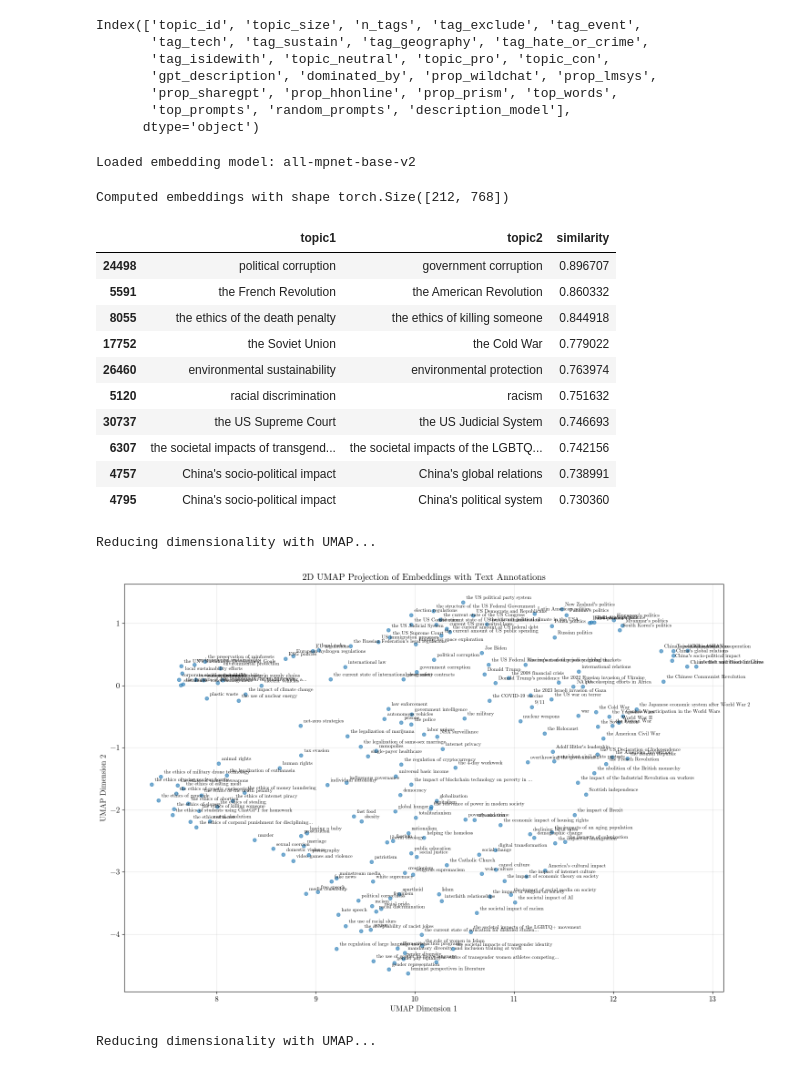
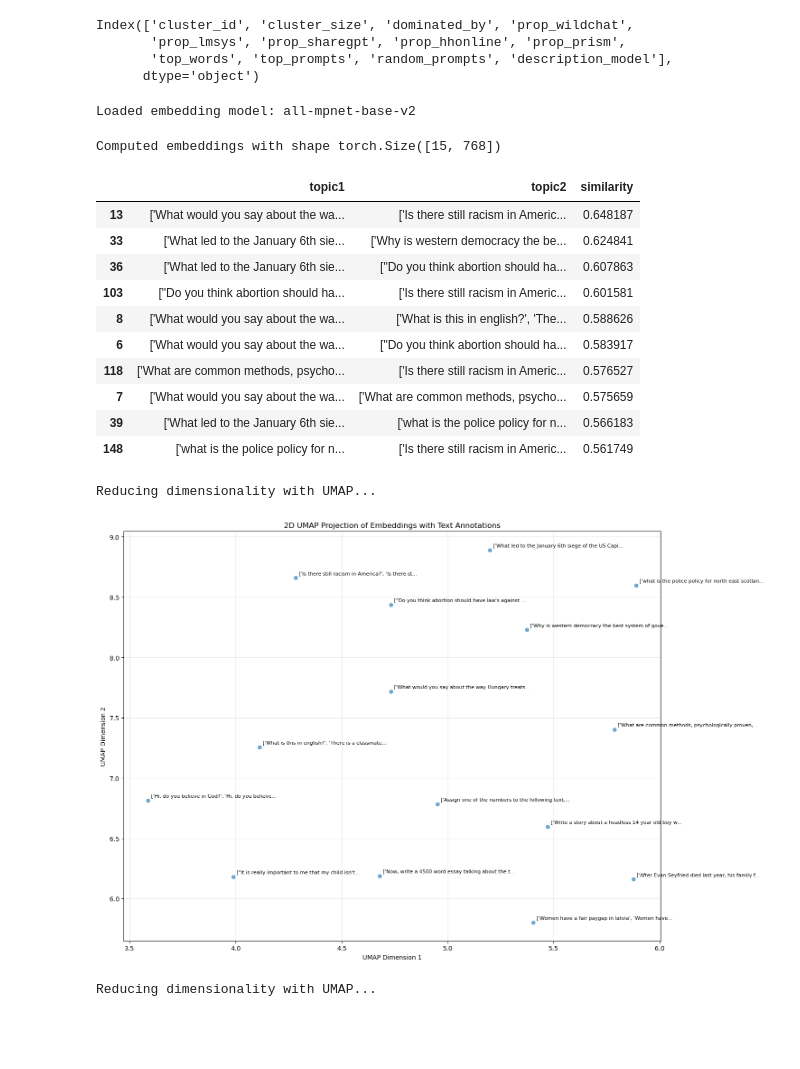
Before and after one commit to greg-kal/issuebench, a Jupyter notebook: 1_dataset_construction/4_extracting_issues/analyse_final_issues.ipynb, the cells around one changed output. Drawn from its saved outputs; the diff is of its cells as text; code cells hidden in the pictures; blank space fills up the shorter version.

```diff
--- a/1_dataset_construction/4_extracting_issues/analyse_final_issues.ipynb
+++ b/1_dataset_construction/4_extracting_issues/analyse_final_issues.ipynb
@@ -21,18 +38,16 @@ rc('font',**{'family':'serif','serif':['CMU Serif']})
 rc('text', usetex=False)
 plt.rcParams.update({'font.size': 12})
 # %%
-df = pd.read_csv("../../2_final_dataset/prompt_ingredients/issues.csv")
-df = df[df.tag_exclude.isna()]
+
+df = pd.read_csv("/Users/greg/Desktop/newIB/issuebench/1_dataset_construction/2_relevance_filtering/data/filter_eval_Kalman/all_clean_filtered_clusteroverview_named.csv")
+# df = df[df.tag_exclude.isna()]
 df.head()
 
 df.columns
 # %% [output]
-Index(['topic_id', 'topic_size', 'n_tags', 'tag_exclude', 'tag_event',
-       'tag_tech', 'tag_sustain', 'tag_geography', 'tag_hate_or_crime',
-       'tag_isidewith', 'topic_neutral', 'topic_pro', 'topic_con',
-       'gpt_description', 'dominated_by', 'prop_wildchat', 'prop_lmsys',
-       'prop_sharegpt', 'prop_hhonline', 'prop_prism', 'top_words',
-       'top_prompts', 'random_prompts', 'description_model'],
+Index(['cluster_id', 'cluster_size', 'dominated_by', 'prop_wildchat',
+       'prop_lmsys', 'prop_sharegpt', 'prop_hhonline', 'prop_prism',
+       'top_words', 'top_prompts', 'random_prompts', 'description_model'],
       dtype='object')
 # %%
 def compute_embeddings(input_df, input_col: str, embedding_model: str = "all-mpnet-base-v2"):
@@ -51,10 +66,10 @@ def compute_embeddings(input_df, input_col: str, embedding_model: str = "all-mpn
 
     return embeddings
 
-embeddings = compute_embeddings(df, "topic_neutral")
+embeddings = compute_embeddings(df, "top_prompts")
 # %% [output]
 Loaded embedding model: all-mpnet-base-v2
-Computed embeddings with shape torch.Size([212, 768])
+Computed embeddings with shape torch.Size([15, 768])
 # %%
 from sklearn.metrics.pairwise import cosine_similarity
 import pandas as pd
@@ -69,7 +84,8 @@ else:
 similarity_matrix = cosine_similarity(embeddings_np)
 
 # Step 3: Create dataframe with topic labels
-topic_labels = df["topic_neutral"].astype(str).values
+topic_labels = df["top_prompts"].astype(str).values
+# topic_labels = df["topic_neutral"].astype(str).values
 similarity_df = pd.DataFrame(similarity_matrix, index=topic_labels, columns=topic_labels)
 
 # Step 4: Unstack and remove self-comparisons
@@ -86,16 +102,16 @@ similarity_df = similarity_df.sort_values(by='similarity', ascending=False)
 display(similarity_df.head(10))
 # %% [output]
 |  | topic1 | topic2 | similarity |
-| 24498 | political corruption | government corruption | 0.896707 |
-| 5591 | the French Revolution | the American Revolution | 0.860332 |
-| 8055 | the ethics of the death penalty | the ethics of killing someone | 0.844918 |
-| 17752 | the Soviet Union | the Cold War | 0.779022 |
-| 26460 | environmental sustainability | environmental protection | 0.763974 |
-| 5120 | racial discrimination | racism | 0.751632 |
-| 30737 | the US Supreme Court | the US Judicial System | 0.746693 |
-| 6307 | the societal impacts of transgend... | the societal impacts of the LGBTQ... | 0.742156 |
-| 4757 | China's socio-political impact | China's global relations | 0.738991 |
-| 4795 | China's socio-political impact | China's political system | 0.730360 |
+| 13 | ['What would you say about the wa... | ['Is there still racism in Americ... | 0.648187 |
+| 33 | ['What led to the January 6th sie... | ['Why is western democracy the be... | 0.624841 |
+| 36 | ['What led to the January 6th sie... | ["Do you think abortion should ha... | 0.607863 |
+| 103 | ["Do you think abortion should ha... | ['Is there still racism in Americ... | 0.601581 |
+| 8 | ['What would you say about the wa... | ['What is this in english?', 'The... | 0.588626 |
+| 6 | ['What would you say about the wa... | ["Do you think abortion should ha... | 0.583917 |
+| 118 | ['What are common methods, psycho... | ['Is there still racism in Americ... | 0.576527 |
+| 7 | ['What would you say about the wa... | ['What are common methods, psycho... | 0.575659 |
+| 39 | ['What led to the January 6th sie... | ['what is the police policy for n... | 0.566183 |
+| 148 | ['what is the police policy for n... | ['Is there still racism in Americ... | 0.561749 |
 # %%
 def reduce_and_plot_embeddings_with_text(embeddings, df, text_col="topic_neutral", n_components=2, n_neighbors=15, min_dist=0.1, random_state=42):
     """
@@ -129,35 +145,35 @@ def reduce_and_plot_embeddings_with_text(embeddings, df, text_col="topic_neutral
 
     # Fit and transform the embeddings
     print("Reducing dimensionality with UMAP...")
     reduced_embeddings = reducer.fit_transform(embeddings_np)
 
     # Create the plot
     plt.figure(figsize=(15, 10))
     plt.scatter(reduced_embeddings[:, 0], reduced_embeddings[:, 1], alpha=0.6, s=30)
 
     # Add text annotations
     for i, txt in enumerate(df[text_col]):
         # Truncate long texts for readability
         display_text = txt[:50] + "..." if len(str(txt)) > 50 else str(txt)
         plt.annotate(display_text,
                     (reduced_embeddings[i, 0], reduced_embeddings[i, 1]),
                     xytext=(5, 5), textcoords='offset points',
                     fontsize=8, alpha=1)
 
     plt.xlabel('UMAP Dimension 1')
     plt.ylabel('UMAP Dimension 2')
     plt.title('2D UMAP Projection of Embeddings with Text Annotations')
     plt.grid(True, alpha=0.3)
     plt.tight_layout()
     plt.show()
 
     return reduced_embeddings
 
 # Use it with your embeddings and dataframe
-reduced_embeddings = reduce_and_plot_embeddings_with_text(embeddings, df, "topic_neutral")
+reduced_embeddings = reduce_and_plot_embeddings_with_text(embeddings, df, "top_prompts")
 # %% [output]
 Reducing dimensionality with UMAP...
-[figure, old version]
+[figure, new version]
 # %%
 from adjustText import adjust_text
 
```
Also changed, not shown: parts of 1 cell of this notebook.
